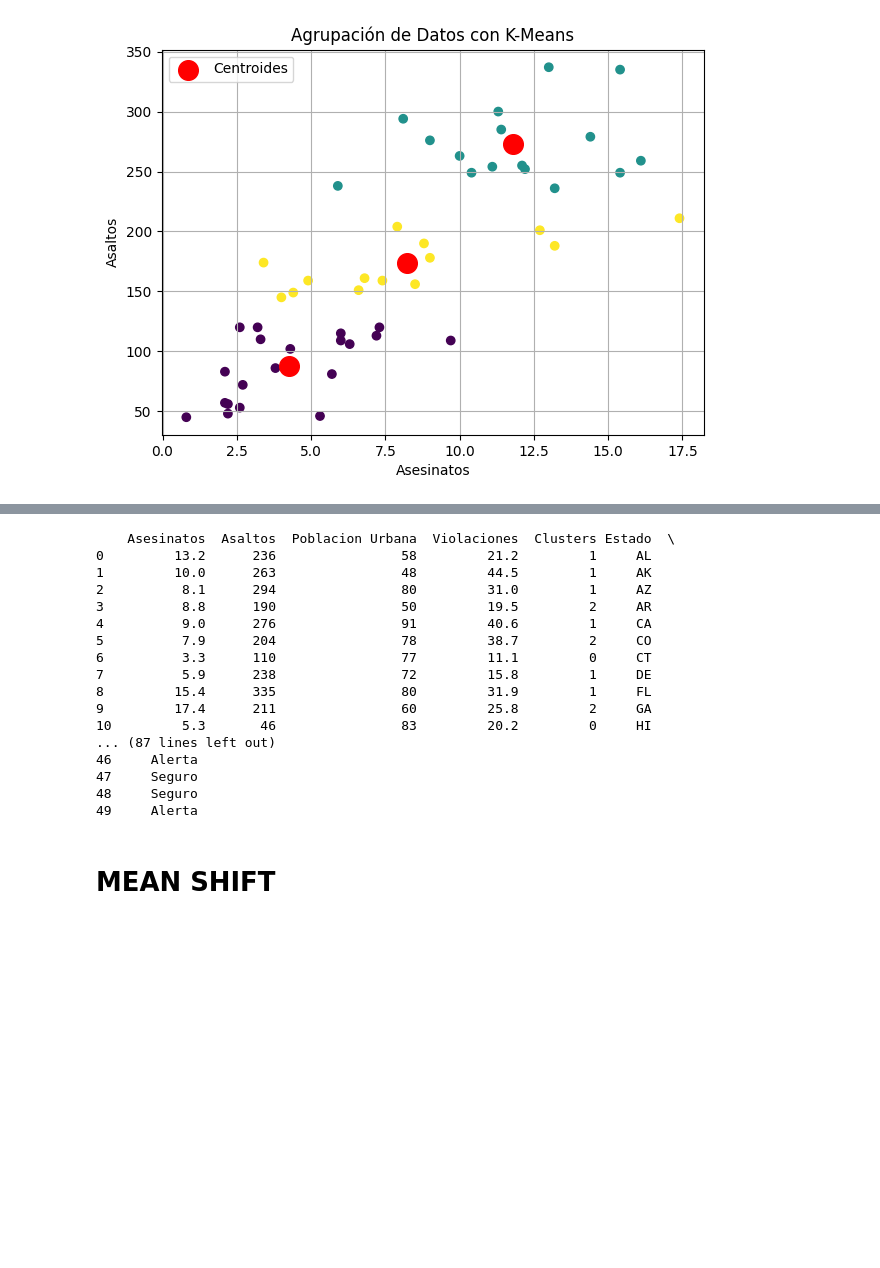
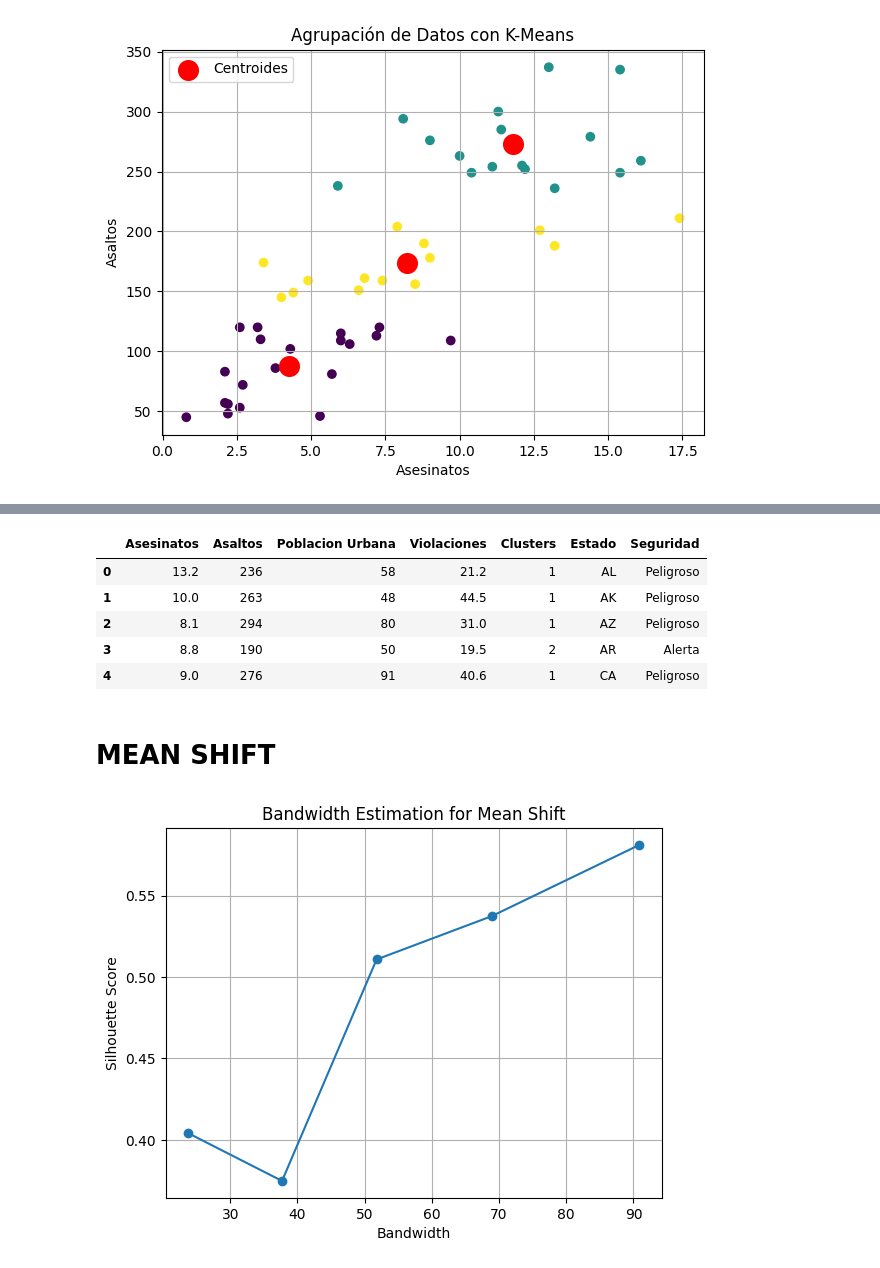
Before and after one commit to 1Pampu/BigData-ML-Proyectos, a Jupyter notebook: TP3/Big_Data_TP3.ipynb, the cells around one changed output, grey strips where cells are left out. Drawn from its saved outputs; the diff is of its cells as text; code cells hidden in the pictures; blank space fills up the shorter version.

```diff
--- a/TP3/Big_Data_TP3.ipynb
+++ b/TP3/Big_Data_TP3.ipynb
@@ -82,25 +77,14 @@ See the caveats in the documentation: https://pandas.pydata.org/pandas-docs/stab
 XKmeans["Estado"] = df["code"]
 mapeo_etiquetas = {0: 'Seguro', 1: 'Peligroso', 2: 'Alerta'}
 XKmeans['Seguridad'] = XKmeans['Clusters'].map(mapeo_etiquetas)
-print(XKmeans)
+XKmeans.head()
 # %% [output]
-    Asesinatos  Asaltos  Poblacion Urbana  Violaciones  Clusters Estado  \
-0         13.2      236                58         21.2         1     AL
-1         10.0      263                48         44.5         1     AK
-2          8.1      294                80         31.0         1     AZ
-3          8.8      190                50         19.5         2     AR
-4          9.0      276                91         40.6         1     CA
-5          7.9      204                78         38.7         2     CO
-6          3.3      110                77         11.1         0     CT
-7          5.9      238                72         15.8         1     DE
-8         15.4      335                80         31.9         1     FL
-9         17.4      211                60         25.8         2     GA
-10         5.3       46                83         20.2         0     HI
-... (87 lines left out)
-46     Alerta
-47     Seguro
-48     Seguro
-49     Alerta
+|  | Asesinatos | Asaltos | Poblacion Urbana | Violaciones | Clusters | Estado | Seguridad |
+| 0 | 13.2 | 236 | 58 | 21.2 | 1 | AL | Peligroso |
+| 1 | 10.0 | 263 | 48 | 44.5 | 1 | AK | Peligroso |
+| 2 | 8.1 | 294 | 80 | 31.0 | 1 | AZ | Peligroso |
+| 3 | 8.8 | 190 | 50 | 19.5 | 2 | AR | Alerta |
+| 4 | 9.0 | 276 | 91 | 40.6 | 1 | CA | Peligroso |
 # %%
 fig = px.choropleth(
     XKmeans,
@@ -115,3 +99,26 @@ fig.update_layout(title_text='Mapa de Clusters')
 fig.show()
 # %% [markdown]
 # MEAN SHIFT
+# %%
+bandwidths = []
+silhouettes = []
+quantiles = np.arange(0.1, 0.6, 0.1)
+
+for quantile in quantiles:
+    bandwidth = estimate_bandwidth(X, quantile = quantile)
+    bandwidths.append(bandwidth)
+    ms = MeanShift(bandwidth=bandwidth).fit(X)
+    if len(np.unique(ms.labels_)) > 1:
+        sil_score = silhouette_score(X, ms.labels_)
+        silhouettes.append(sil_score)
+    else:
+        silhouettes.append(-1)
+
+plt.plot(bandwidths, silhouettes, 'o-')
+plt.xlabel("Bandwidth")
+plt.ylabel("Silhouette Score")
+plt.title("Bandwidth Estimation for Mean Shift")
+plt.grid(True)
+plt.show()
+# %% [output]
+[figure, added]
```
Also changed, not shown: parts of 11 cells of this notebook.
